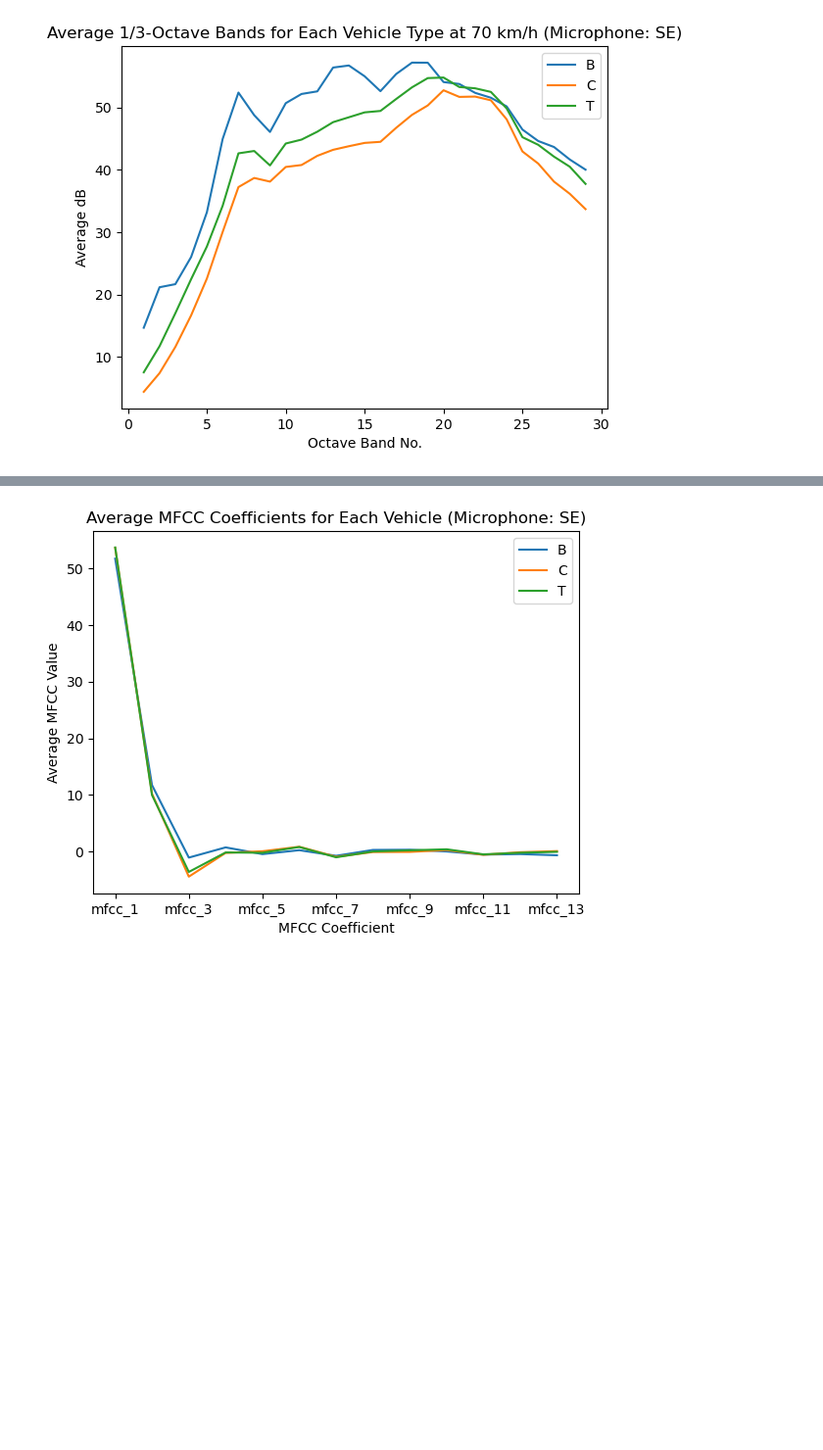
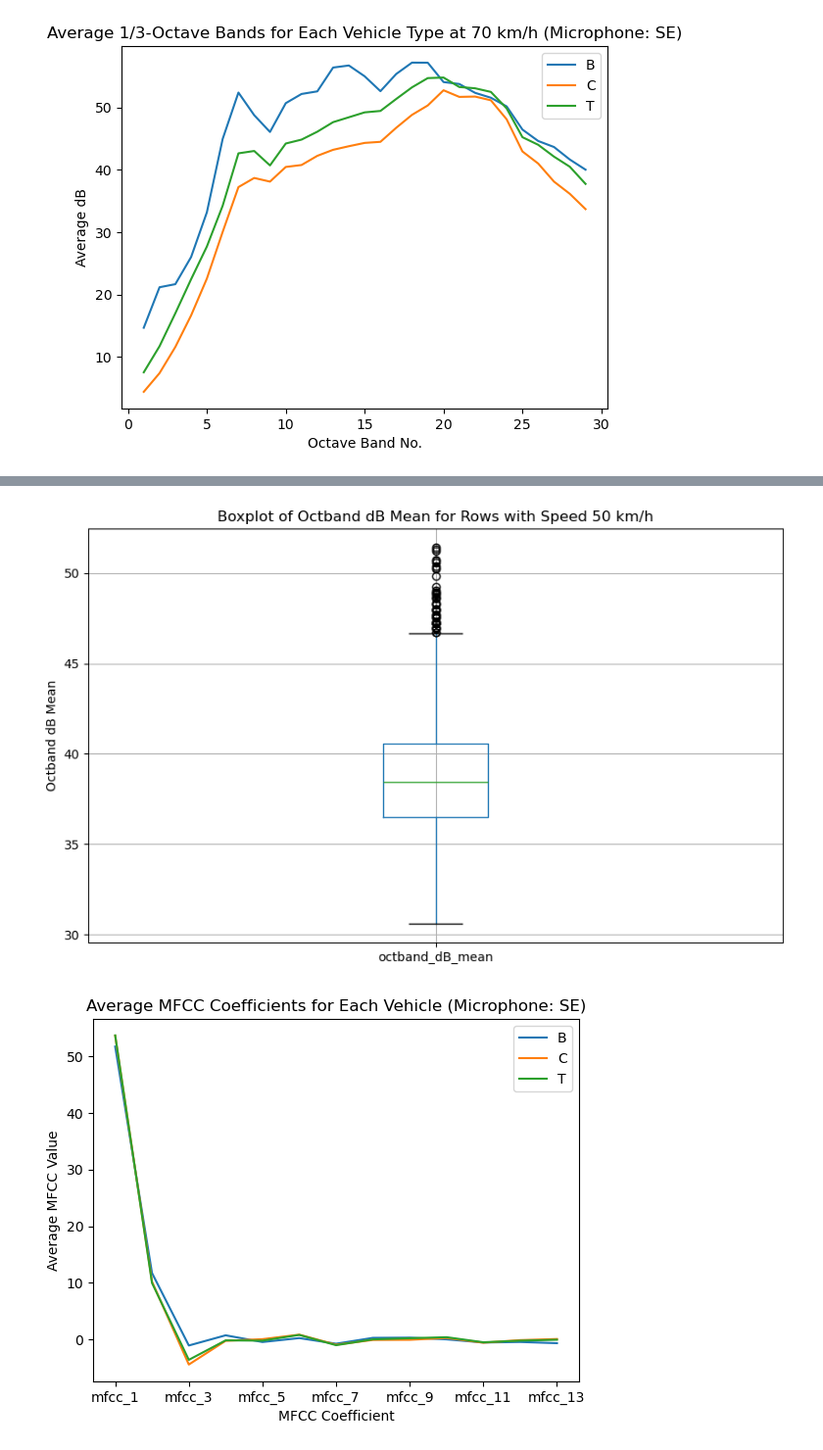
Before and after one commit to janikWa/RoadTrafficNoise, a Jupyter notebook: RTN-jakob/03_data_visualization.ipynb, the cells around one changed output, grey strips where cells are left out. Shown at 98% size. Saved outputs shown, nothing was run; the diff lists cells and outputs as text; code cells hidden in the pictures; blank space fills up the shorter version.

```diff
--- a/RTN-jakob/03_data_visualization.ipynb
+++ b/RTN-jakob/03_data_visualization.ipynb
@@ -589,3 +211,21 @@ plt.show()
+# %%
+# Filter the dataframe for rows with speed_kmh=50
+df_speed_50 = df_SE[df_SE['speed_kmh'] == 50]
+
+# Create a boxplot for octband_dB_mean
+plt.figure(figsize=(10, 6))
+df_speed_50.boxplot(column='octband_dB_mean')
+plt.title('Boxplot of Octband dB Mean for Rows with Speed 50 km/h')
+plt.ylabel('Octband dB Mean')
+plt.grid(True)
+
+# Save the figure with dpi=400
+plt.savefig('plots/octband_dB_mean_50kmh.png', dpi=400)
+
+# Show the plot
+plt.show()
+# %% [output]
+[figure, added]
 # %%
 import matplotlib.pyplot as plt
 
```
Also changed, not shown: parts of 26 cells of this notebook, 39 other files.
